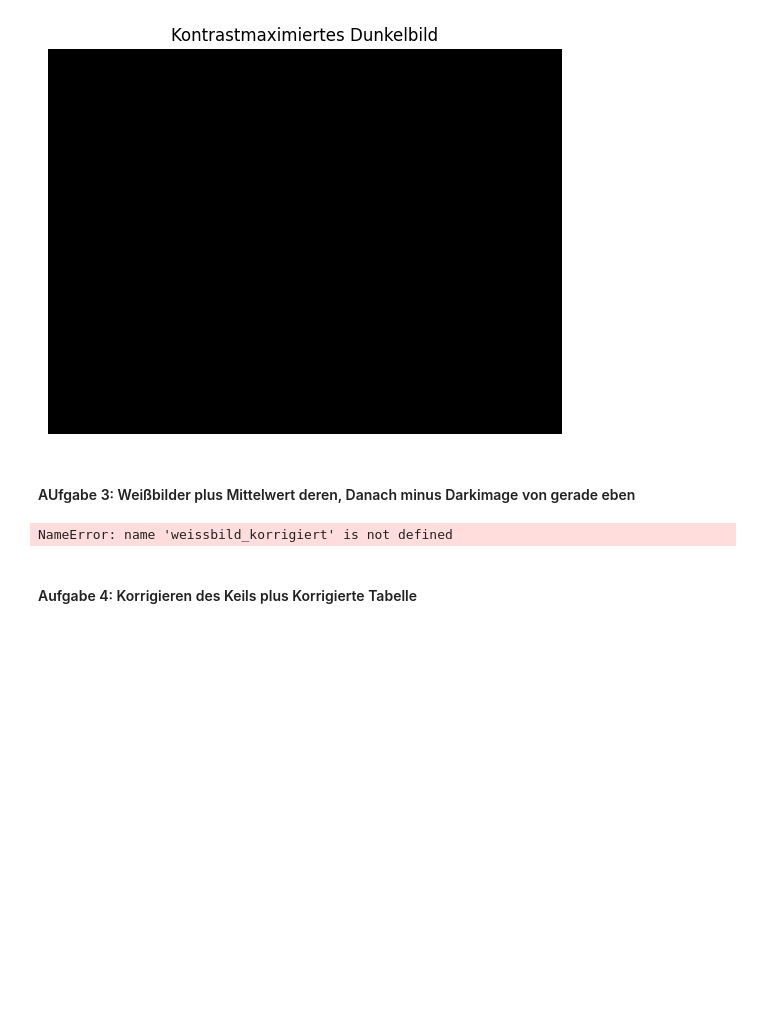
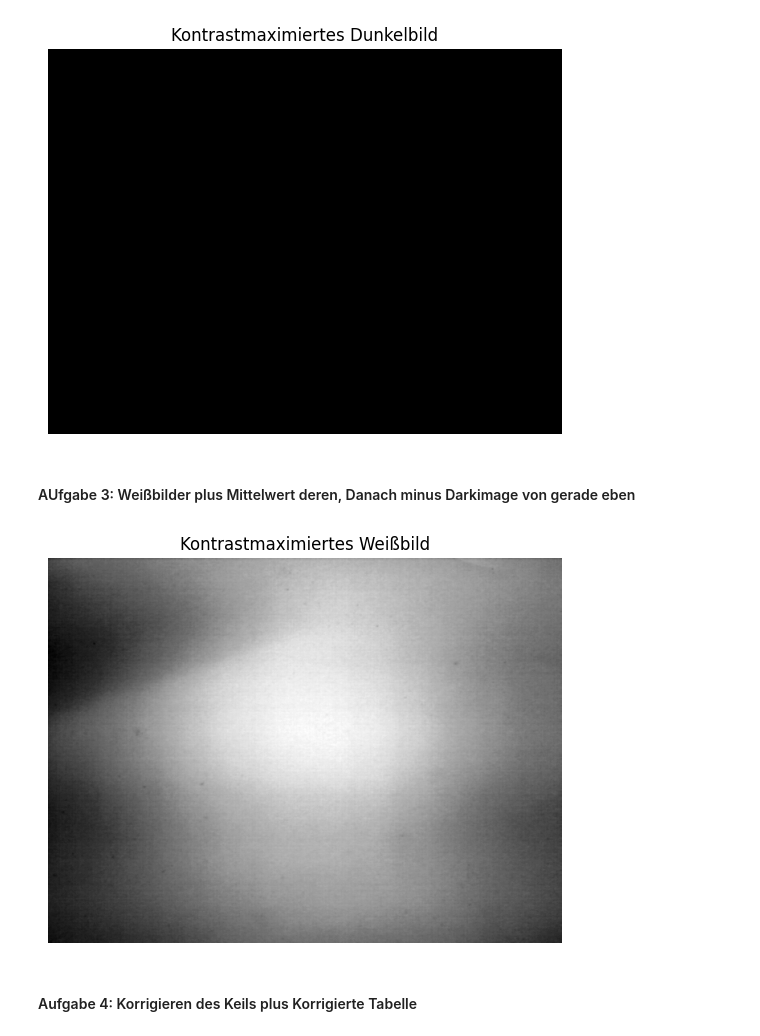
Before and after one commit to Florian11111/SSS, a Jupyter notebook: versuch 2/verarbeitung.ipynb, the cells around one changed output. Drawn from its saved outputs; the diff is of its cells as text; code cells hidden in the pictures; blank space fills up the shorter version.

```diff
--- a/versuch 2/verarbeitung.ipynb
+++ b/versuch 2/verarbeitung.ipynb
@@ -115,39 +121,38 @@ weiss_dateien.sort()
 weiss_images = []
 
 # Jedes Weißbild laden und zur Liste hinzufügen
 for datei in weiss_dateien:
     image = cv2.imread(datei, cv2.IMREAD_GRAYSCALE)
     if image is None:
         print(f'Datei konnte nicht geladen werden: {datei}')
         continue
     weiss_images.append(image.astype(np.float64))  # Konvertieren in double
 
 # Pixelweisen Mittelwert über alle Weißbilder berechnen
 weiss_image_mean = np.mean(weiss_images, axis=0)
-
 # Vom Mittelwertbild das Dunkelbild subtrahieren
 weiss_image_corrected = cv2.subtract(weiss_image_mean, dark_image)
 
 # Das korrigierte Weißbild normieren, so dass sein Mittelwert 1 ist
 weiss_image_normalized = weiss_image_corrected / np.mean(weiss_image_corrected)
 
 # Weißbild speichern
-cv2.imwrite('weissbild_korrigiert.png', weiss_image_normalized)
+cv2.imwrite('weissbild_korrigiert.png', weiss_image_corrected)
 
 # Kontrastmaximierung des Weißbildes
-min_value = np.min(weissbild_korrigiert)
-max_value = np.max(weissbild_korrigiert)
-kontrastmaximiertes_weissbild = 255 * (weissbild_korrigiert - min_value) / (max_value - min_value)
+min_value = np.min(weiss_image_corrected)
+max_value = np.max(weiss_image_corrected)
+kontrastmaximiertes_weissbild = 255 * (weiss_image_corrected - min_value) / (max_value - min_value)
 kontrastmaximiertes_weissbild = kontrastmaximiertes_weissbild.astype(np.uint8)
 
 # Weißbild anzeigen
 plt.figure(figsize=(15, 5))
 plt.imshow(kontrastmaximiertes_weissbild, cmap='gray')
 plt.axis('off')
 plt.title('Kontrastmaximiertes Weißbild')
 plt.show()
 # %% [output]
-NameError: name 'weissbild_korrigiert' is not defined
+[figure, added]
 # %%
 def korrigiere_bild_mit_weissbild(eingabebild_pfad, weissbild_pfad, dunkelbild_pfad, korrigiertes_bild_pfad):
     # Eingabebild, Weißbild und Dunkelbild einlesen
```
Also changed, not shown: parts of 5 cells of this notebook, 1 other file.
